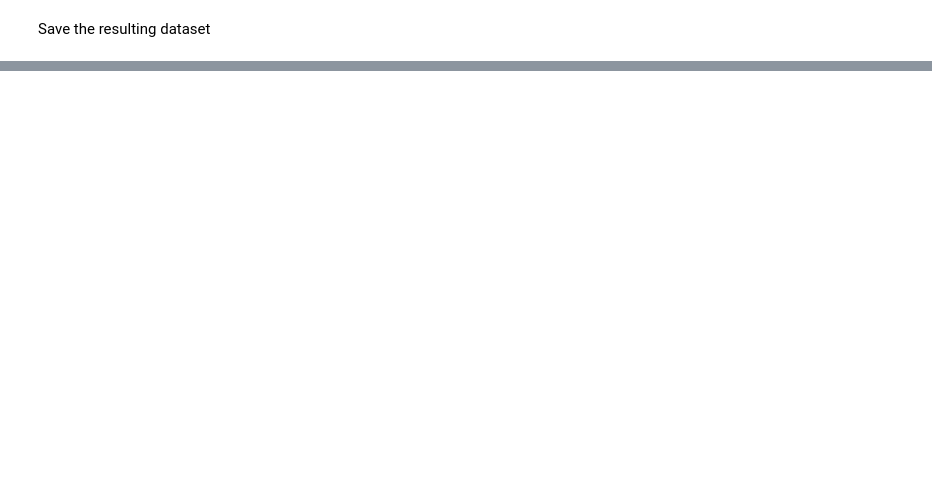
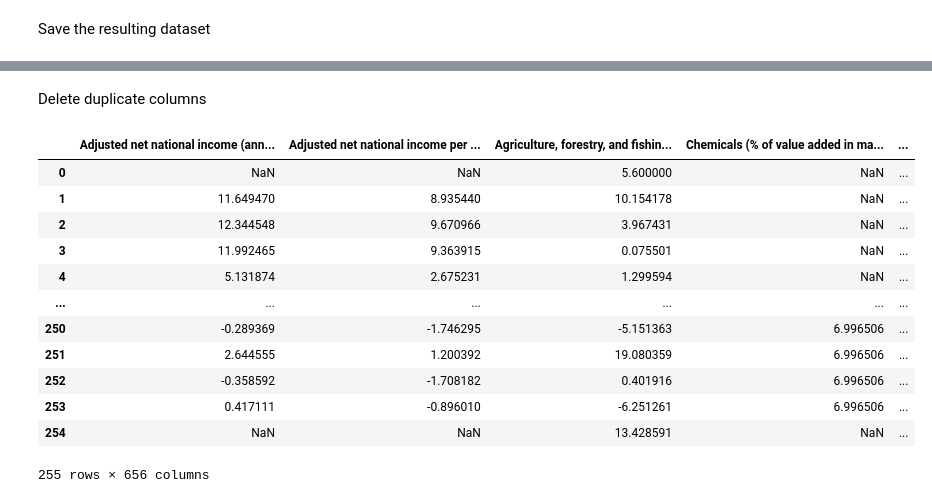
Before and after one commit to DaniilAlenushkin/predicting_a_country_economic_potential, a Jupyter notebook: clear_dataset.ipynb, the cells around one changed output, grey strips where cells are left out. Cells and saved outputs as stored; diff of their text form; code cells hidden in the pictures; blank space fills up the shorter version.

```diff
--- a/clear_dataset.ipynb
+++ b/clear_dataset.ipynb
@@ -199,0 +275,39 @@ rescaled_data.to_excel(r'dataset/cleared_dataset/BRICS_all_areas_cleared_dataset
+# %% [markdown]
+Delete duplicate columns
+# %%
+data_without_duplicate = prepared_data.drop(labels=[
+    "Survey mean consumption or income per capita, bottom 40% of population (2011 PPP $ per day).1",
+    'Proportion of people living below 50 percent of median income (%).1',
+    'Poverty headcount ratio at national poverty lines (% of population).1',
+    'Poverty headcount ratio at $5.50 a day (2011 PPP) (% of population).1',
+    'Poverty headcount ratio at $3.20 a day (2011 PPP) (% of population).1',
+    'Poverty headcount ratio at $1.90 a day (2011 PPP) (% of population).1',
+    'Poverty gap at $5.50 a day (2011 PPP) (%).1',
+    'Poverty gap at $3.20 a day (2011 PPP) (%).1',
+    'Poverty gap at $1.90 a day (2011 PPP) (%).1',
+    'Multidimensional poverty headcount ratio (% of total population).1',
+    'Income share held by third 20%.1',
+    'Income share held by second 20%.1',
+    'Income share held by lowest 20%.1',
+    'Income share held by lowest 10%.1',
+    'Income share held by highest 20%.1',
+    'Income share held by highest 10%.1',
+    'Income share held by fourth 20%.1',
+    "Annualized average growth rate in per capita real survey mean consumption or income, total population (%).1",
+    "Annualized average growth rate in per capita real survey mean consumption or income, bottom 40% of population (%).1"
+], axis=1)
+data_without_duplicate
+# %% [output]
+|  | Adjusted net national income (ann... | Adjusted net national income per ... | Agriculture, forestry, and fishin... | Chemicals (% of value added in ma... | ... |
+| 0 | NaN | NaN | 5.600000 | NaN | ... |
+| 1 | 11.649470 | 8.935440 | 10.154178 | NaN | ... |
+| 2 | 12.344548 | 9.670966 | 3.967431 | NaN | ... |
+| 3 | 11.992465 | 9.363915 | 0.075501 | NaN | ... |
+| 4 | 5.131874 | 2.675231 | 1.299594 | NaN | ... |
+| ... | ... | ... | ... | ... | ... |
+| 250 | -0.289369 | -1.746295 | -5.151363 | 6.996506 | ... |
+| 251 | 2.644555 | 1.200392 | 19.080359 | 6.996506 | ... |
+| 252 | -0.358592 | -1.708182 | 0.401916 | 6.996506 | ... |
+| 253 | 0.417111 | -0.896010 | -6.251261 | 6.996506 | ... |
+| 254 | NaN | NaN | 13.428591 | NaN | ... |
+255 rows × 656 columns
```
Also changed, not shown: parts of 25 cells of this notebook, 1 other file.
